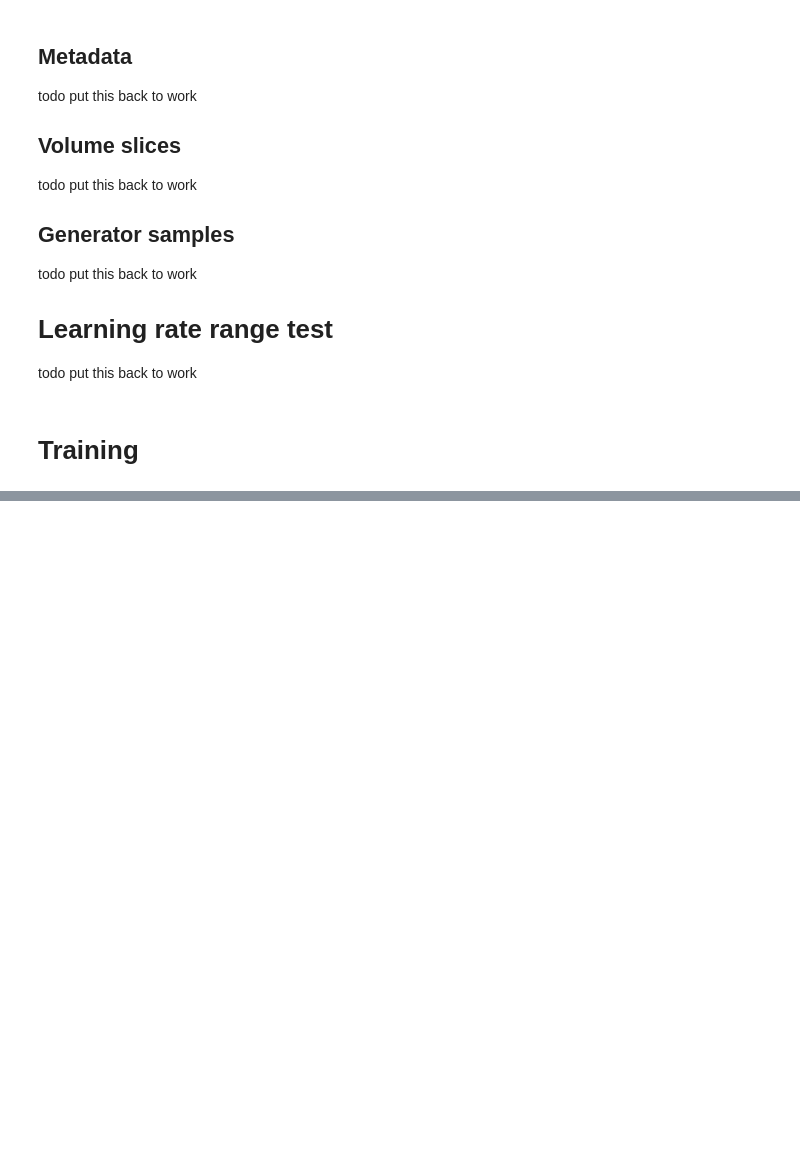
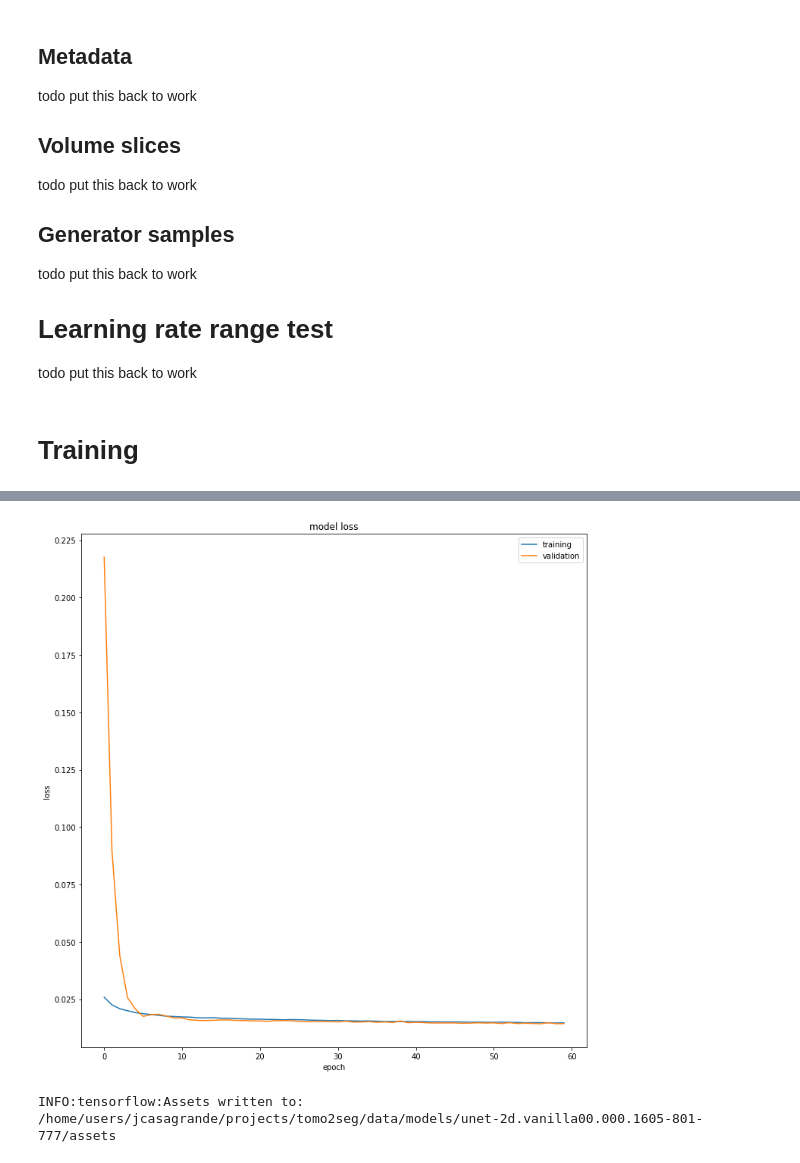
Before and after one commit to jpcbertoldo/tomo2seg, a Jupyter notebook: nbs/train-00.ipynb, the cells around one changed output, grey strips where cells are left out. Saved outputs shown, nothing was run; the diff lists cells and outputs as text; code cells hidden in the pictures; blank space fills up the shorter version.

```diff
--- a/nbs/train-00.ipynb
+++ b/nbs/train-00.ipynb
@@ -504,0 +475,11 @@ history_df.to_csv(history_csv_path, index=False)
+# %%
+from collections import defaultdict
+
+merged_history = defaultdict(list)
+
+for h in histories:
+    for k in h.history.keys():
+        merged_history[k].extend(h.history[k])
+    merged_history['epoch'].extend(h.epoch)
+
+merged_history = dict(merged_history)
@@ -505,2 +489,11 @@ history_df.to_csv(history_csv_path, index=False)
+# %%
+history = merged_history
+plt.subplots(figsize=(10,10))
+plt.tight_layout()
+viz.display_training_curves(history['loss'], history['val_loss'], 'loss', 111)
+# %% [output]
+[figure, added]
 # %%
-model.save(model_paths.model_path)
+model.save(tomo2seg_model.model_path)
+# %% [output]
+INFO:tensorflow:Assets written to: /home/users/jcasagrande/projects/tomo2seg/data/models/unet-2d.vanilla00.000.1605-801-777/assets
```
Also changed, not shown: parts of 22 cells of this notebook, 2 other files.
